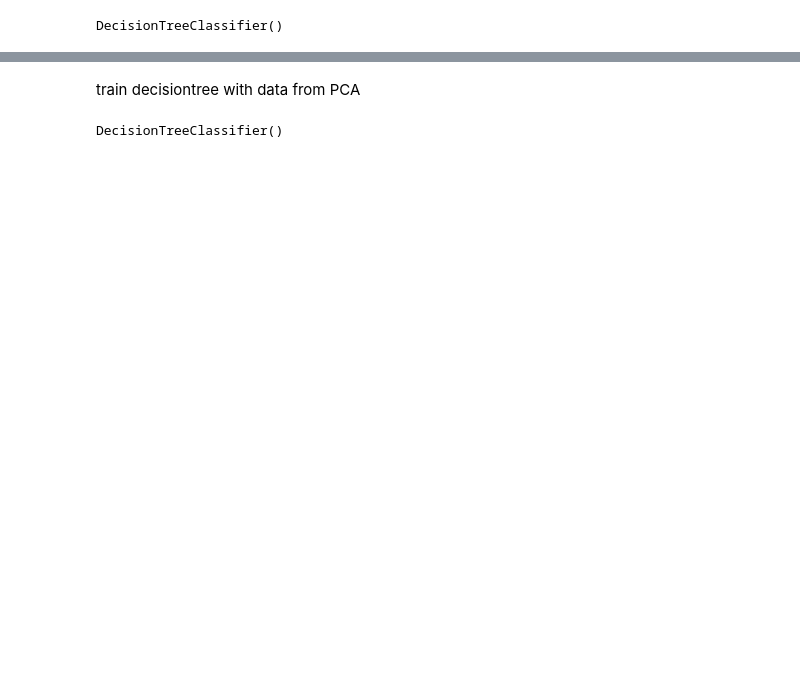
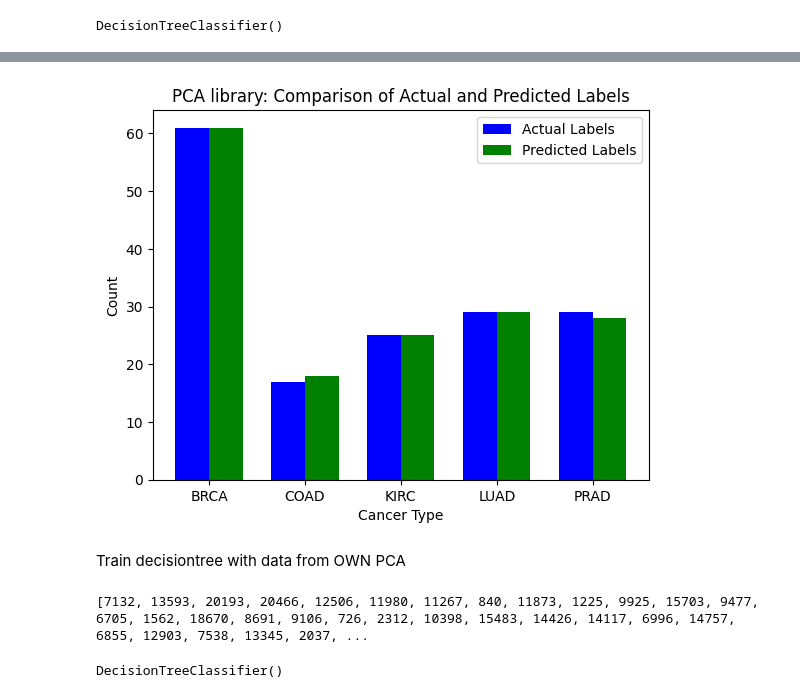
Before and after one commit to fmi08icds/Groupwork, a Jupyter notebook: Group5/pca_library.ipynb, the cells around one changed output, grey strips where cells are left out. Saved outputs shown, nothing was run; the diff lists cells and outputs as text; code cells hidden in the pictures; blank space fills up the shorter version.

```diff
--- a/Group5/pca_library.ipynb
+++ b/Group5/pca_library.ipynb
@@ -886,7 +967,7 @@ X_train, X_test, y_train, y_test = train_test_split(X, y, test_size=0.2, random_
 transformed_data = pca.fit_transform(X_train)
 # %%
 # Fit the data
-classifier.fit(X_train, y_train)
+classifier2.fit(transformed_data, y_train)
 # %% [output]
 DecisionTreeClassifier()
 # %%
@@ -895,7 +976,7 @@ newdata = X_test
 # transform newdata using fitted pca
 newdata_transformed = pca.transform(newdata)
 # predict labels with trained classifier
-pred_labels = classifier.predict(newdata)
+pred_labels = classifier2.predict(newdata_transformed)
 
 pred_labels
 # %% [output]
@@ -934,2 +999,36 @@ F1: 0.9689034704094587
+# %%
+import matplotlib.pyplot as plt
+import numpy as np
+
+# Occurrences of each cancer type in the actual labels (y_test)
+unique_labels_test, label_counts_test = np.unique(y_test, return_counts=True)
+
+# Occurrences of each cancer type in the predicted labels (pred_labels)
+unique_labels_pred, label_counts_pred = np.unique(pred_labels, return_counts=True)
+
+# Unique cancer types
+unique_labels = np.unique(np.concatenate((unique_labels_test, unique_labels_pred)))
+
+bar_width = 0.35
+
+# x-axis positions
+index = np.arange(len(unique_labels))
+
+# Plot the bars for actual labels (y_test)
+plt.bar(index, label_counts_test, bar_width, label='Actual Labels', color='blue')
+
+# Plot the bars for predicted labels (pred_labels)
+plt.bar(index + bar_width, label_counts_pred, bar_width, label='Predicted Labels', color='green')
+
+# Set x-axis labels and tick positions
+plt.xlabel('Cancer Type')
+plt.ylabel('Count')
+plt.title('PCA library: Comparison of Actual and Predicted Labels')
+plt.xticks(index + bar_width / 2, unique_labels)
+
+plt.legend()
+plt.show()
+# %% [output]
+[figure, added]
 # %% [markdown]
-train decisiontree with data from PCA
+Train decisiontree with data from OWN PCA
@@ -938,0 +1039,11 @@ transformed_data = pca.fit_transform(X_train)
+# %%
+# Getting sample from data and defining X and y
+data_sample = random_sample(dataframe, 801, 2000, labeled=True)
+
+y = data_sample['Class']
+X = center_data(data_sample.drop(['Class'], axis=1))
+
+# Split the transformed data set
+X_train, X_test, y_train, y_test = train_test_split(X, y, test_size=0.2, random_state=42)
+# %% [output]
+[7132, 13593, 20193, 20466, 12506, 11980, 11267, 840, 11873, 1225, 9925, 15703, 9477, 6705, 1562, 18670, 8691, 9106, 726, 2312, 10398, 15483, 14426, 14117, 6996, 14757, 6855, 12903, 7538, 13345, 2037, ...
```
Also changed, not shown: parts of 15 cells of this notebook.
